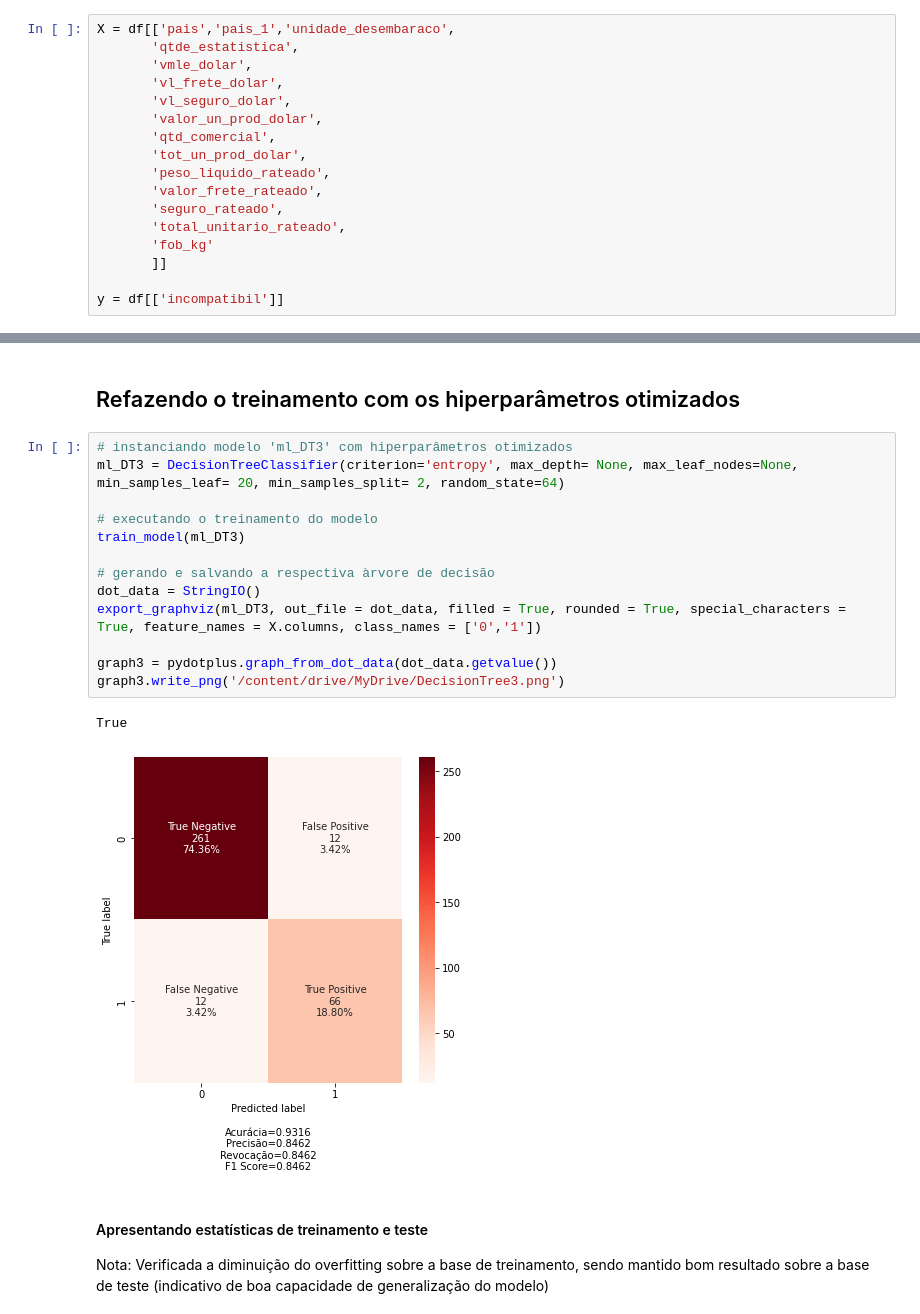
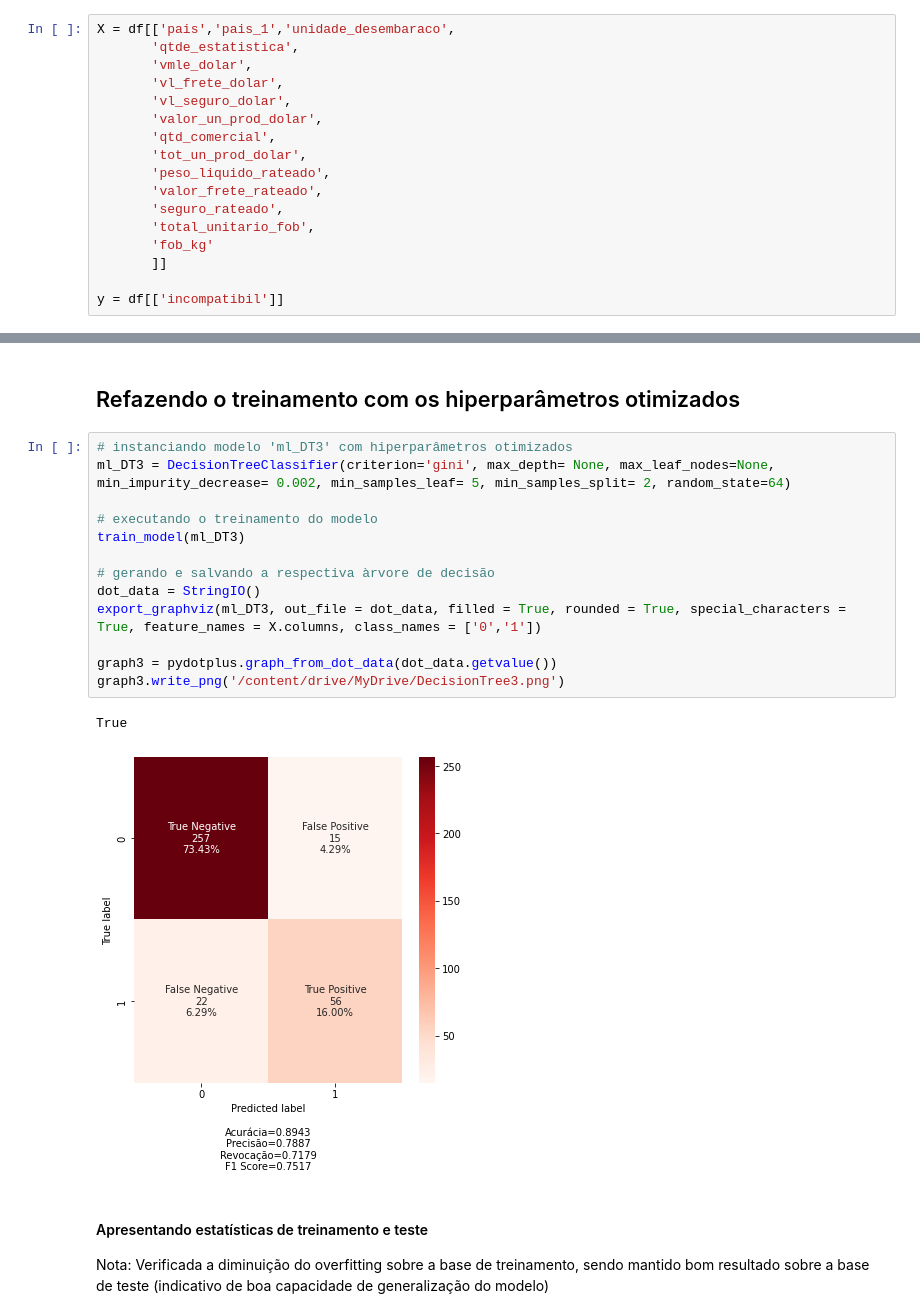
Before and after one commit to Mastroiani/TCC, a Jupyter notebook: MLDT.ipynb, the cells around one changed output, grey strips where cells are left out. Drawn from its saved outputs; the diff is of its cells as text.

```diff
--- a/MLDT.ipynb
+++ b/MLDT.ipynb
@@ -71,7 +85,7 @@ X = df[['pais','pais_1','unidade_desembaraco',
        'peso_liquido_rateado',
        'valor_frete_rateado',
        'seguro_rateado',
-       'total_unitario_rateado',
+       'total_unitario_fob',
        'fob_kg'
        ]]
 
@@ -444,20 +469,20 @@ pickle.dump(ml_DT2, open(file_name,'wb'))
 <h2>Refazendo o treinamento com os hiperparâmetros otimizados</h2>
 # %%
 # instanciando modelo 'ml_DT3' com hiperparâmetros otimizados
-ml_DT3 = DecisionTreeClassifier(criterion='entropy', max_depth= None, max_leaf_nodes=None, min_samples_leaf= 20, min_samples_split= 2, random_state=64)
+ml_DT3 = DecisionTreeClassifier(criterion='gini', max_depth= None, max_leaf_nodes=None, min_impurity_decrease= 0.002, min_samples_leaf= 5, min_samples_split= 2, random_state=64)
 
 # executando o treinamento do modelo
 train_model(ml_DT3)
 
 # gerando e salvando a respectiva àrvore de decisão
 dot_data = StringIO()
 export_graphviz(ml_DT3, out_file = dot_data, filled = True, rounded = True, special_characters = True, feature_names = X.columns, class_names = ['0','1'])
 
 graph3 = pydotplus.graph_from_dot_data(dot_data.getvalue())
 graph3.write_png('/content/drive/MyDrive/DecisionTree3.png')
 # %% [output]
 True
-[figure, old version]
+[figure, new version]
 # %% [markdown]
 <h4>Apresentando estatísticas de treinamento e teste</h4>
   <h10>Nota: Verificada a diminuição do overfitting sobre a base de treinamento, sendo mantido bom resultado sobre a base de teste (indicativo de boa capacidade de generalização do modelo)</h10>
```
Also changed, not shown: parts of 34 cells of this notebook.
